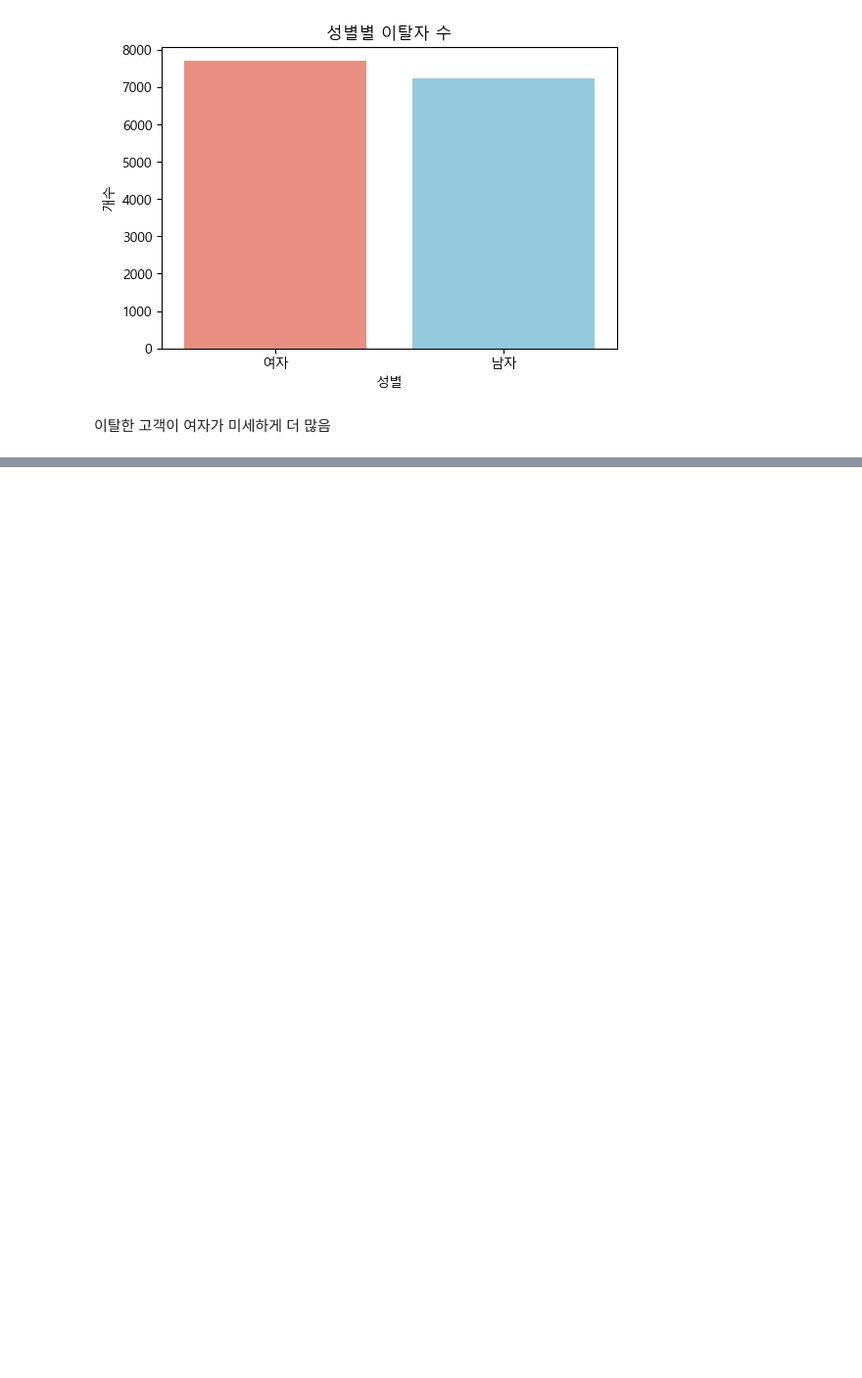
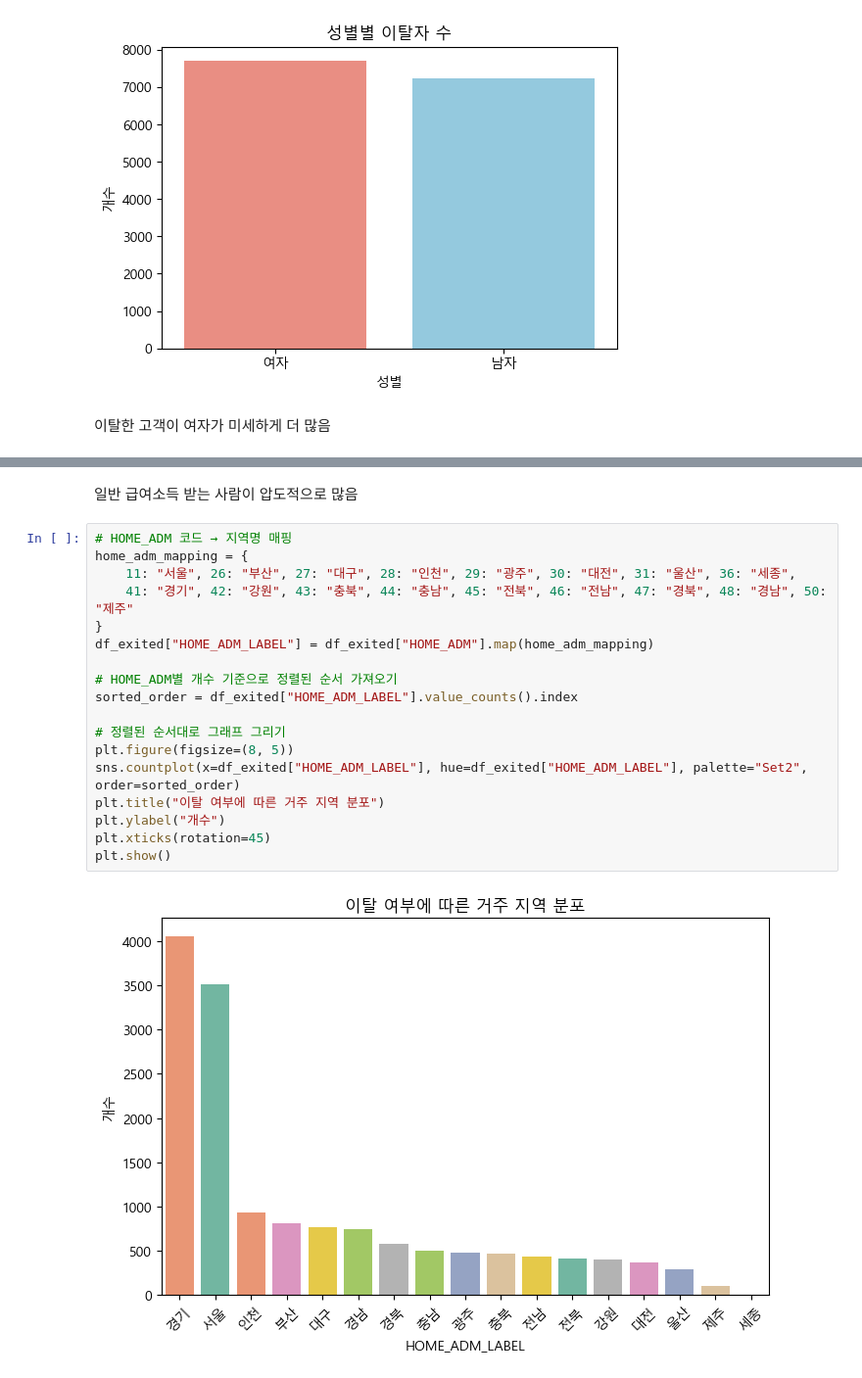
Before and after one commit to minju0611/hk-toss-middle-project, a Jupyter notebook: notebooks/EDA/eda_nec.ipynb, the cells around one changed output, grey strips where cells are left out. Shown at 98% size. Cells and saved outputs as stored; diff of their text form; blank space fills up the shorter version.

```diff
--- a/notebooks/EDA/eda_nec.ipynb
+++ b/notebooks/EDA/eda_nec.ipynb
@@ -232,0 +257,22 @@ plt.show()
+# %% [markdown]
+일반 급여소득 받는 사람이 압도적으로 많음
+# %%
+# HOME_ADM 코드 → 지역명 매핑
+home_adm_mapping = {
+    11: "서울", 26: "부산", 27: "대구", 28: "인천", 29: "광주", 30: "대전", 31: "울산", 36: "세종",
+    41: "경기", 42: "강원", 43: "충북", 44: "충남", 45: "전북", 46: "전남", 47: "경북", 48: "경남", 50: "제주"
+}
+df_exited["HOME_ADM_LABEL"] = df_exited["HOME_ADM"].map(home_adm_mapping)
+
+# HOME_ADM별 개수 기준으로 정렬된 순서 가져오기
+sorted_order = df_exited["HOME_ADM_LABEL"].value_counts().index
+
+# 정렬된 순서대로 그래프 그리기
+plt.figure(figsize=(8, 5))
+sns.countplot(x=df_exited["HOME_ADM_LABEL"], hue=df_exited["HOME_ADM_LABEL"], palette="Set2", order=sorted_order)
+plt.title("이탈 여부에 따른 거주 지역 분포")
+plt.ylabel("개수")
+plt.xticks(rotation=45)
+plt.show()
+# %% [output]
+[figure, added]
```
Also changed, not shown: parts of 4 cells of this notebook.
